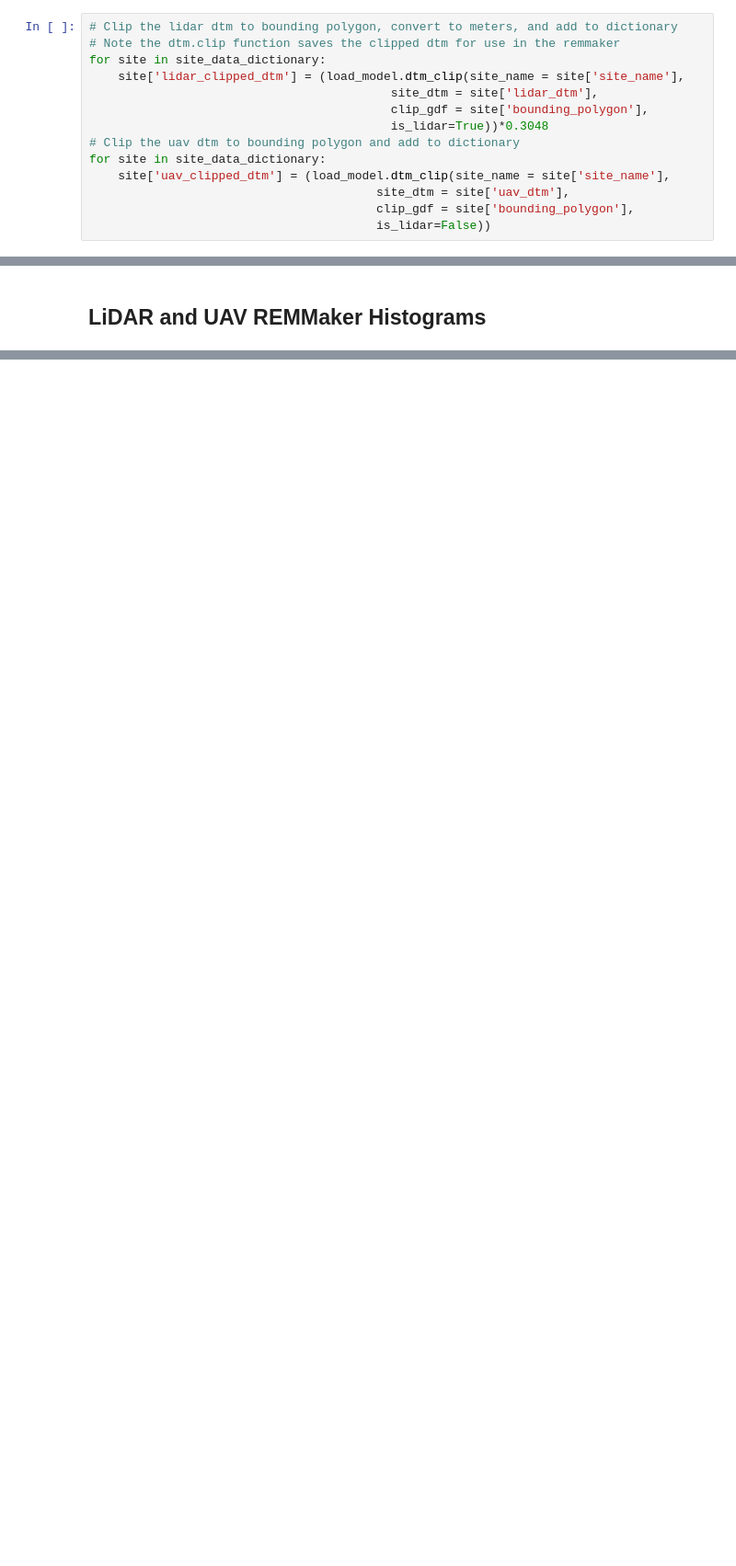
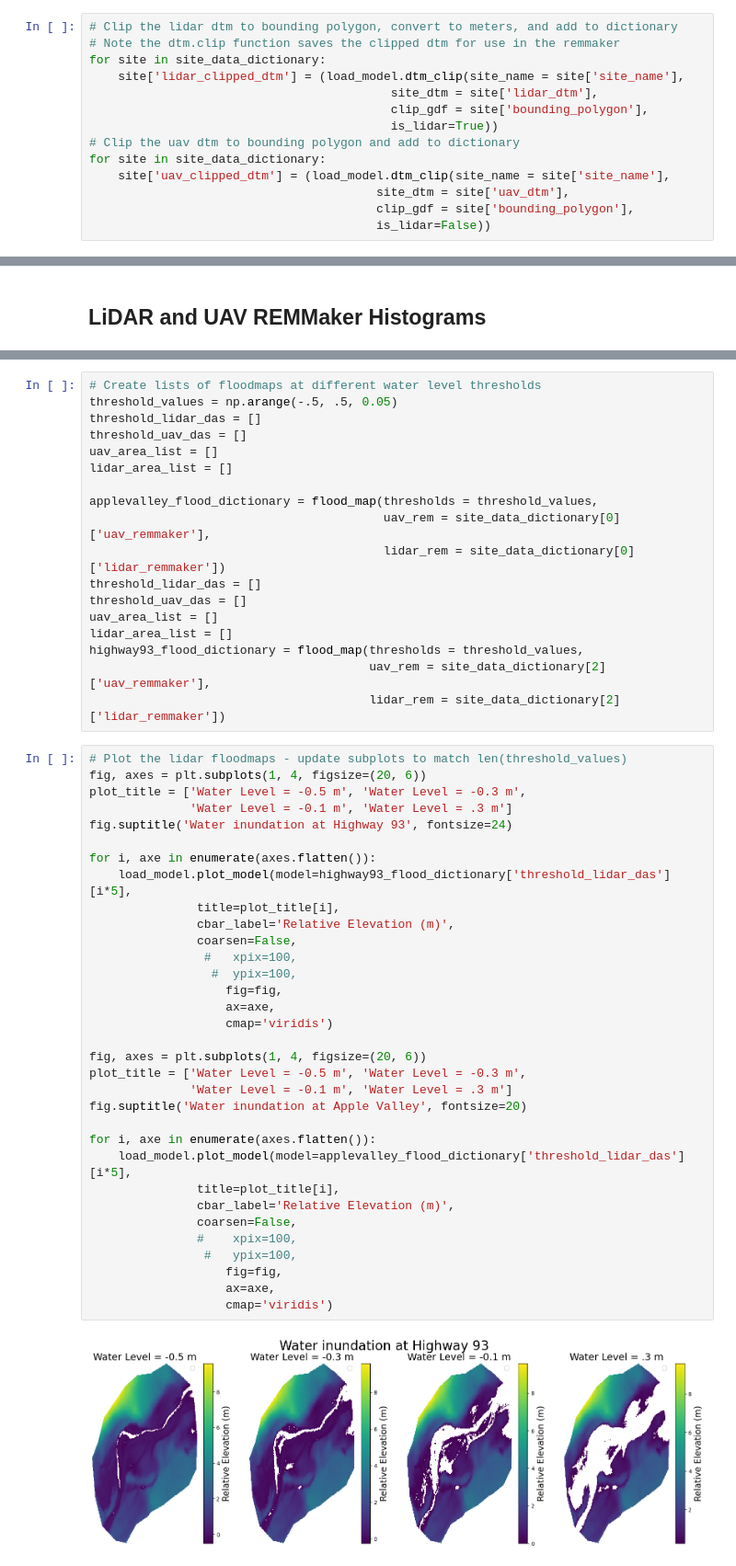
Before and after one commit to lechipman/st-vrain-rem, a Jupyter notebook: lidar_processing.ipynb, the cells around one changed output, grey strips where cells are left out. Shown at 92% size. Cells and saved outputs as stored; diff of their text form; blank space fills up the shorter version.

```diff
--- a/lidar_processing.ipynb
+++ b/lidar_processing.ipynb
@@ -93,7 +78,7 @@ for site in site_data_dictionary:
     site['lidar_clipped_dtm'] = (load_model.dtm_clip(site_name = site['site_name'],
                                           site_dtm = site['lidar_dtm'],
                                           clip_gdf = site['bounding_polygon'],
-                                          is_lidar=True))*0.3048
+                                          is_lidar=True))
 # Clip the uav dtm to bounding polygon and add to dictionary
 for site in site_data_dictionary:
     site['uav_clipped_dtm'] = (load_model.dtm_clip(site_name = site['site_name'],
@@ -542,0 +369,53 @@ Coordinates:
+# %%
+# Create lists of floodmaps at different water level thresholds
+threshold_values = np.arange(-.5, .5, 0.05)
+threshold_lidar_das = []
+threshold_uav_das = []
+uav_area_list = []
+lidar_area_list = []
+
+applevalley_flood_dictionary = flood_map(thresholds = threshold_values,
+                                         uav_rem = site_data_dictionary[0]['uav_remmaker'],
+                                         lidar_rem = site_data_dictionary[0]['lidar_remmaker'])
+threshold_lidar_das = []
+threshold_uav_das = []
+uav_area_list = []
+lidar_area_list = []
+highway93_flood_dictionary = flood_map(thresholds = threshold_values,
+                                       uav_rem = site_data_dictionary[2]['uav_remmaker'],
+                                       lidar_rem = site_data_dictionary[2]['lidar_remmaker'])
+# %%
+# Plot the lidar floodmaps - update subplots to match len(threshold_values)
+fig, axes = plt.subplots(1, 4, figsize=(20, 6))
+plot_title = ['Water Level = -0.5 m', 'Water Level = -0.3 m',
+              'Water Level = -0.1 m', 'Water Level = .3 m']
+fig.suptitle('Water inundation at Highway 93', fontsize=24)
+
+for i, axe in enumerate(axes.flatten()):
+    load_model.plot_model(model=highway93_flood_dictionary['threshold_lidar_das'][i*5],
+               title=plot_title[i],
+               cbar_label='Relative Elevation (m)',
+               coarsen=False,
+                #   xpix=100,
+                 #  ypix=100,
+                   fig=fig,
+                   ax=axe,
+                   cmap='viridis')
+
+fig, axes = plt.subplots(1, 4, figsize=(20, 6))
+plot_title = ['Water Level = -0.5 m', 'Water Level = -0.3 m',
+              'Water Level = -0.1 m', 'Water Level = .3 m']
+fig.suptitle('Water inundation at Apple Valley', fontsize=20)
+
+for i, axe in enumerate(axes.flatten()):
+    load_model.plot_model(model=applevalley_flood_dictionary['threshold_lidar_das'][i*5],
+               title=plot_title[i],
+               cbar_label='Relative Elevation (m)',
+               coarsen=False,
+               #    xpix=100,
+                #   ypix=100,
+                   fig=fig,
+                   ax=axe,
+                   cmap='viridis')
+# %% [output]
+[figure, added]
```
Also changed, not shown: parts of 30 cells of this notebook, 1 other file.
